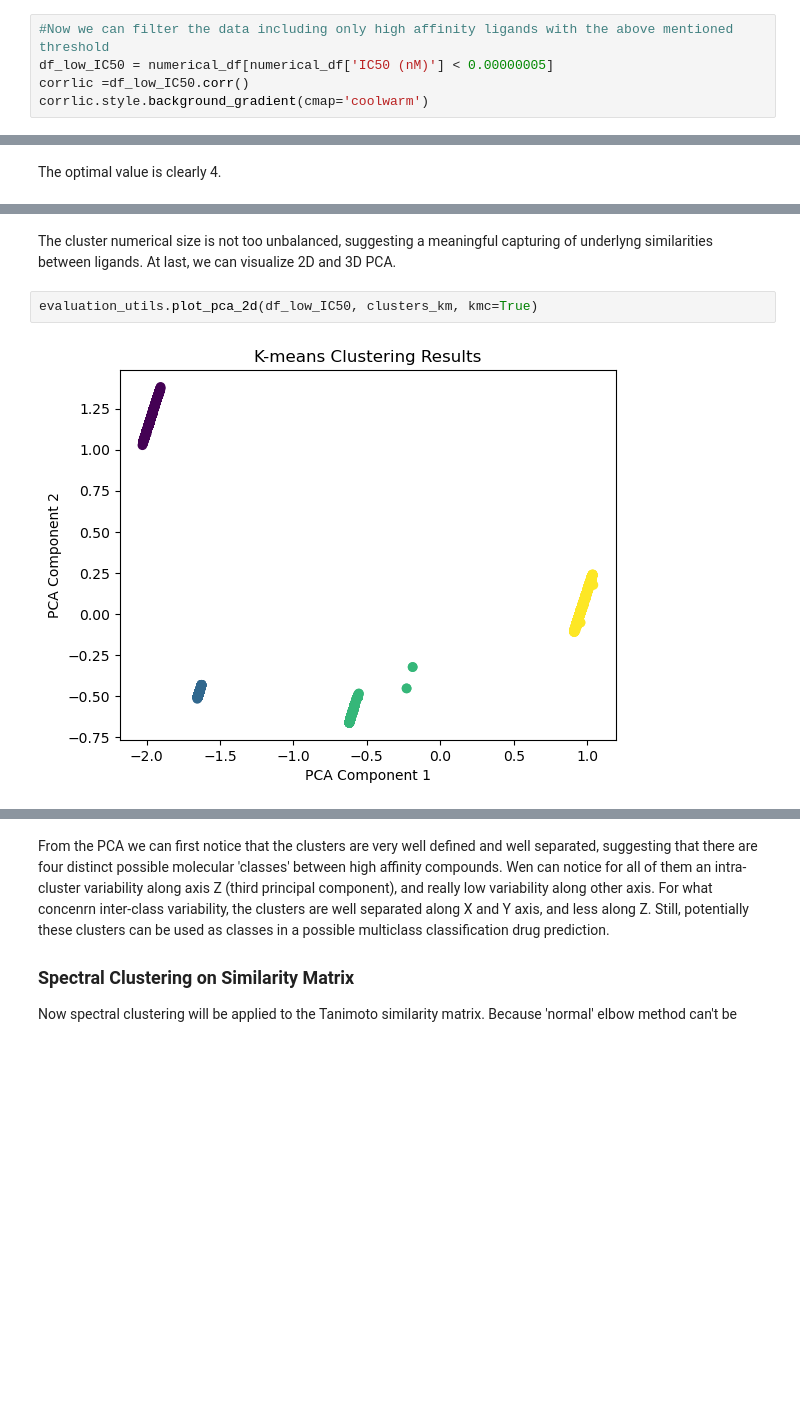
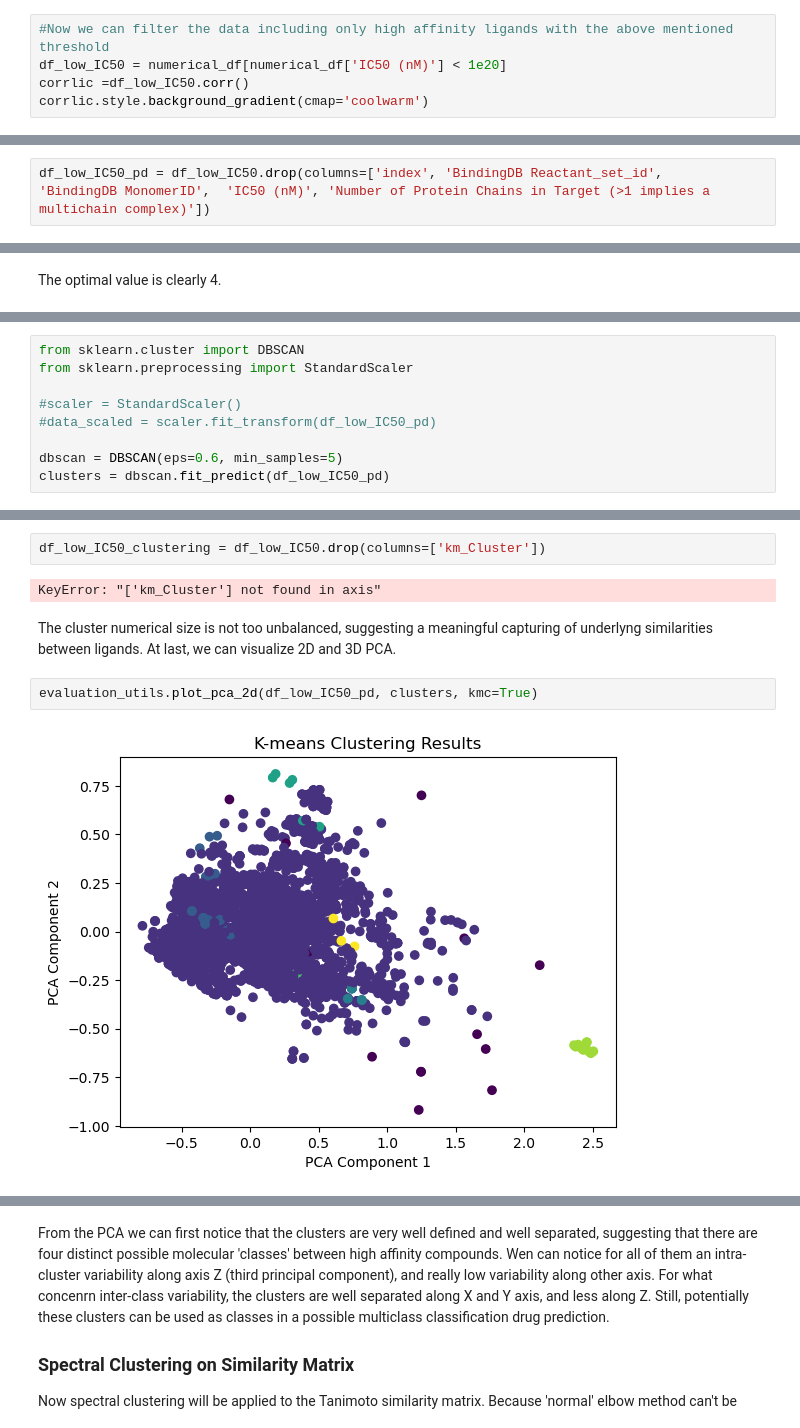
Before and after one commit to epfl-ada/ada-2024-project-adattatori, a Jupyter notebook: results - Copia.ipynb, the cells around one changed output, grey strips where cells are left out. Cells and saved outputs as stored; diff of their text form; blank space fills up the shorter version.

```diff
--- a/results - Copia.ipynb
+++ b/results - Copia.ipynb
@@ -417,7 +583,7 @@ plt.show()
 A threshold of 0.00017 to define a high affinity drug was set based on the IC50 distribution. Still, almost nothing changed in terms of correlation.
 # %%
 #Now we can filter the data including only high affinity ligands with the above mentioned threshold
-df_low_IC50 = numerical_df[numerical_df['IC50 (nM)'] < 0.00000005]
+df_low_IC50 = numerical_df[numerical_df['IC50 (nM)'] < 1e20]
 corrlic =df_low_IC50.corr()
 corrlic.style.background_gradient(cmap='coolwarm')
 # %% [output]
@@ -497,3 +663,5 @@ This and other findings (present in the file ''), convinced us to exploit other
 ### K-means on molecular features ###
 
 First, we can run K-means on the original df_low_IC50 dataframe (as now using all 9000 features is computationally feasible). Then, clustering results can be visualized along the first two or three principal components, to see how their shape describes them. To decide the number of clusters we can use the elbow method. (other clustering approaches were tried in [`./tests/rdkit_analysis.ipynb`](./tests/rdkit_analysis.ipynb)).
+# %%
+df_low_IC50_pd = df_low_IC50.drop(columns=['index', 'BindingDB Reactant_set_id',	'BindingDB MonomerID',	'IC50 (nM)', 'Number of Protein Chains in Target (>1 implies a multichain complex)'])
@@ -526,0 +713,9 @@ See the caveats in the documentation: https://pandas.pydata.org/pandas-docs/stab
+# %%
+from sklearn.cluster import DBSCAN
+from sklearn.preprocessing import StandardScaler
+
+#scaler = StandardScaler()
+#data_scaled = scaler.fit_transform(df_low_IC50_pd)
+
+dbscan = DBSCAN(eps=0.6, min_samples=5)
+clusters = dbscan.fit_predict(df_low_IC50_pd)
@@ -527,6 +750,10 @@ See the caveats in the documentation: https://pandas.pydata.org/pandas-docs/stab
+# %%
+df_low_IC50_clustering = df_low_IC50.drop(columns=['km_Cluster'])
+# %% [output]
+KeyError: "['km_Cluster'] not found in axis"
 # %% [markdown]
 The cluster numerical size is not too unbalanced, suggesting a meaningful capturing of underlyng similarities between ligands. At last, we can visualize 2D and 3D PCA.
 # %%
-evaluation_utils.plot_pca_2d(df_low_IC50, clusters_km, kmc=True)
+evaluation_utils.plot_pca_2d(df_low_IC50_pd, clusters, kmc=True)
 # %% [output]
-[figure, old version]
+[figure, new version]
```
Also changed, not shown: parts of 72 cells of this notebook, 3 other files.
